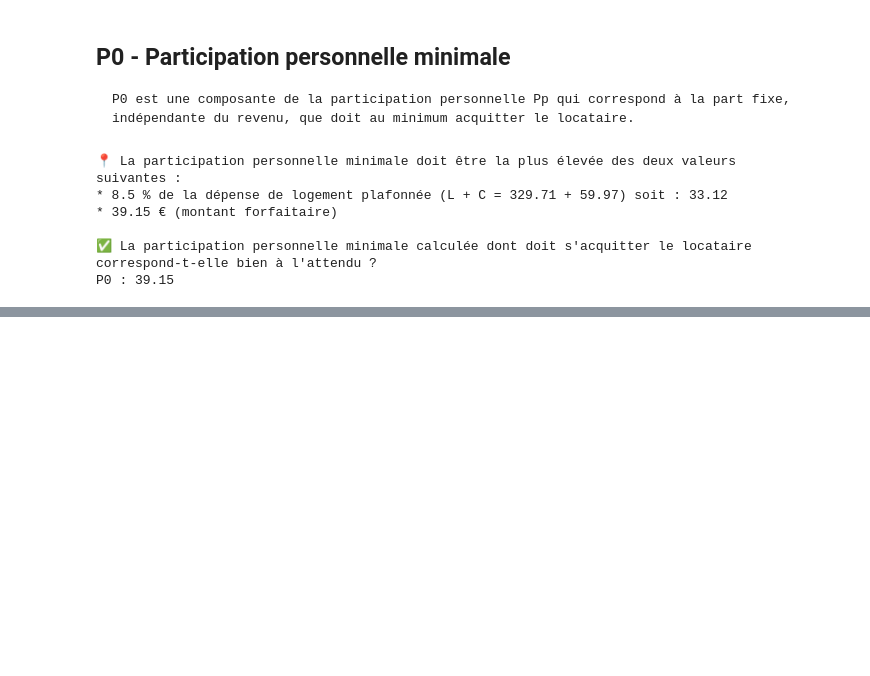
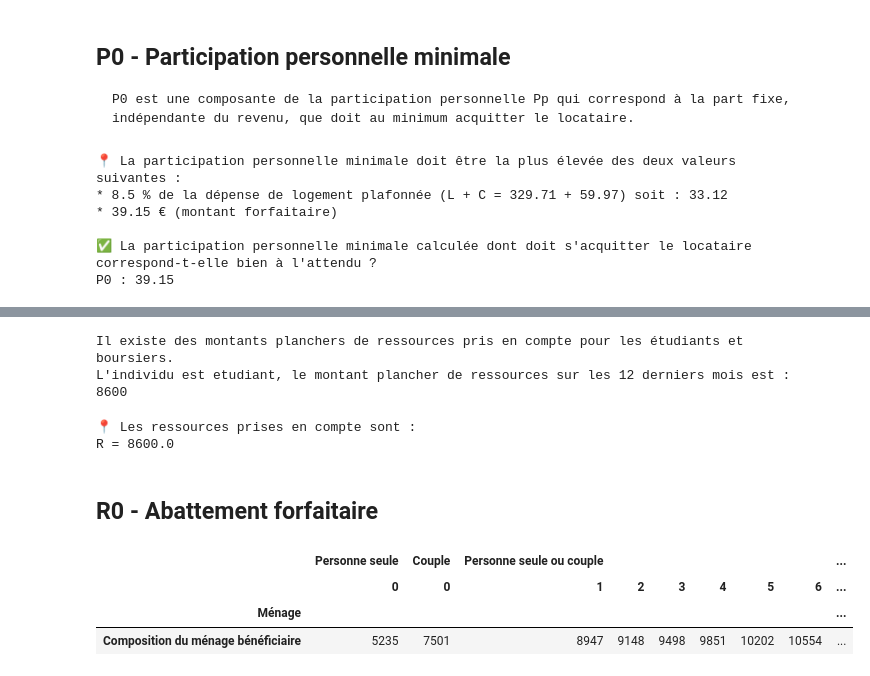
Before and after one commit to betagouv/aides-calculatrice-back, a Jupyter notebook: notebooks/apl_logement_ordinaire.ipynb, the cells around one changed output, grey strips where cells are left out. Cells and saved outputs as stored; diff of their text form; code cells hidden in the pictures; blank space fills up the shorter version.

Commit message:
Ajoute l'analyse de ressources

```diff
--- a/notebooks/apl_logement_ordinaire.ipynb
+++ b/notebooks/apl_logement_ordinaire.ipynb
@@ -405,0 +487,63 @@ P0 : 39.15
+# %%
+print("Il existe des montants planchers de ressources pris en compte pour les étudiants et boursiers.")
+etudiant = simulation.calculate('etudiant', period)[0]
+boursier = simulation.calculate('boursier', period)[0]
+
+if etudiant:
+    forfait_ressources_etudiant = tax_benefit_system.parameters(period).prestations_sociales.aides_logement.allocations_logement.ressources.etudiants.locatif.dar_4_forfait_ressources
+    print(f"L'individu est etudiant, le montant plancher de ressources sur les 12 derniers mois est : {forfait_ressources_etudiant}")
+
+if boursier:
+    forfait_ressources_boursier = tax_benefit_system.parameters(period).prestations_sociales.aides_logement.allocations_logement.ressources.etudiants.locatif.dar_5_minoration_boursier
+    print(f"L'individu est boursier, le montant plancher de ressources sur les 12 derniers mois est : {forfait_ressources_boursier}")
+# %% [output]
+Il existe des montants planchers de ressources pris en compte pour les étudiants et boursiers.
+L'individu est etudiant, le montant plancher de ressources sur les 12 derniers mois est : 8600
+# %%
+R_calcule = aide_logement_base_ressources[0]
+print(f"📍 Les ressources prises en compte sont :\nR = {R_calcule}")
+# %% [output]
+📍 Les ressources prises en compte sont :
+R = 8600.0
+# %% [markdown]
+## R0 - Abattement forfaitaire
+# %%
+
+parameteres_r0 = parametres_secteur_locatif_period.formule.pp_particip_perso.r0_abattement.cas_general
+ro_applicable = parameteres_r0.taux_seul  # TODO
+
+data_parametres_abattement_forfaitaire = {
+        ('Personne seule', '0'): [parameteres_r0.taux_seul],
+        ('Couple', '0'): [parameteres_r0.taux_couple],
+        ('Personne seule ou couple', '1'): [parameteres_r0.taux1pac],
+        ('Personne seule ou couple', '2'): [parameteres_r0.taux2pac],
+        ('Personne seule ou couple', '3'): [parameteres_r0.taux3pac],
+        ('Personne seule ou couple', '4'): [parameteres_r0.taux4pac],
+        ('Personne seule ou couple', '5'): [parameteres_r0.taux5pac],
+        ('Personne seule ou couple', '6'): [parameteres_r0.taux6pac],
+        ('', 'Par pàc sup.'): [
+            f'+ {parameteres_r0.taux_pac_supp}'
+            ]
+    }
+
+index = Index(['Composition du ménage bénéficiaire'], name='Ménage')
+df_parametres_abattement_forfaitaire = DataFrame(data_parametres_abattement_forfaitaire, index=index)
+
+# Réorganiser les colonnes pour correspondre à l'ordre souhaité
+df_parametres_abattement_forfaitaire = df_parametres_abattement_forfaitaire[[
+    ('Personne seule', '0'),
+    ('Couple', '0'),
+    ('Personne seule ou couple', '1'),
+    ('Personne seule ou couple', '2'),
+    ('Personne seule ou couple', '3'),
+    ('Personne seule ou couple', '4'),
+    ('Personne seule ou couple', '5'),
+    ('Personne seule ou couple', '6'),
+    ('', 'Par pàc sup.')]]
+
+df_parametres_abattement_forfaitaire.style.format(precision=NB_DECIMALES).map(colorie_reference, reference=ro_applicable)
+# %% [output]
+|  | Personne seule | Couple | Personne seule ou couple |  |  |  |  |  | ... |
+|  | 0 | 0 | 1 | 2 | 3 | 4 | 5 | 6 | ... |
+| Ménage |  |  |  |  |  |  |  |  | ... |
+| Composition du ménage bénéficiaire | 5235 | 7501 | 8947 | 9148 | 9498 | 9851 | 10202 | 10554 | ... |
```
Also changed, not shown: parts of 3 cells of this notebook.
